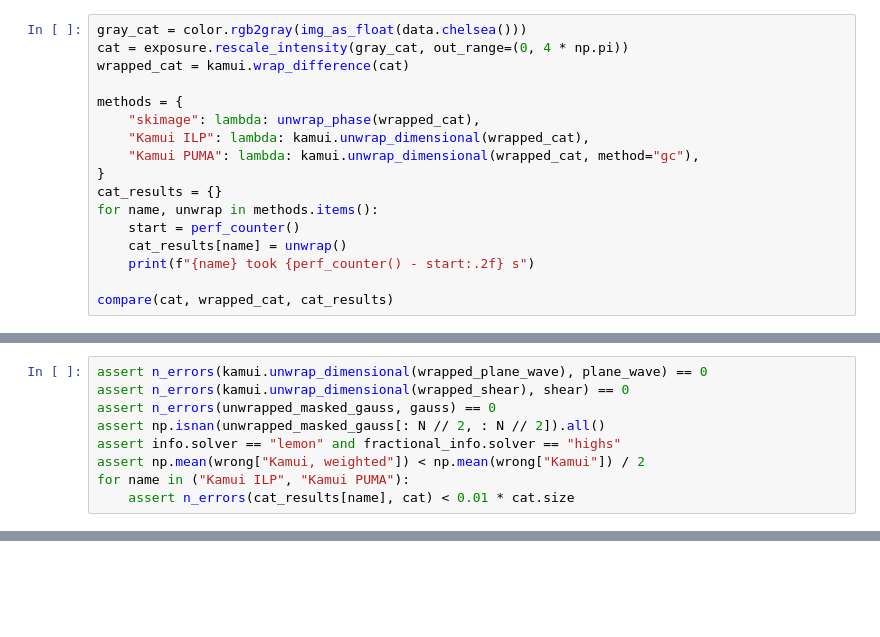
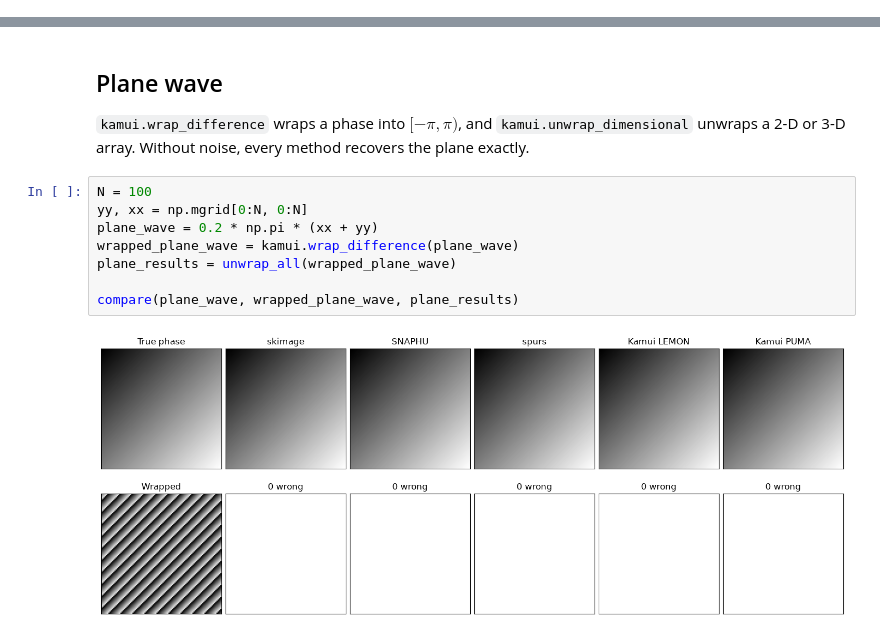
Before and after one commit to yoyolicoris/kamui, a Jupyter notebook: examples/synthetic_images.ipynb, the cells around one changed output, grey strips where cells are left out. Saved outputs shown, nothing was run; the diff lists cells and outputs as text; blank space fills up the shorter version.

```diff
--- a/examples/synthetic_images.ipynb
+++ b/examples/synthetic_images.ipynb
@@ -219,17 +0,0 @@ a $p$-norm of the phase differences with graph cuts and needs `pip install kamui
-# %%
-gray_cat = color.rgb2gray(img_as_float(data.chelsea()))
-cat = exposure.rescale_intensity(gray_cat, out_range=(0, 4 * np.pi))
-wrapped_cat = kamui.wrap_difference(cat)
-
-methods = {
-    "skimage": lambda: unwrap_phase(wrapped_cat),
-    "Kamui ILP": lambda: kamui.unwrap_dimensional(wrapped_cat),
-    "Kamui PUMA": lambda: kamui.unwrap_dimensional(wrapped_cat, method="gc"),
-}
-cat_results = {}
-for name, unwrap in methods.items():
-    start = perf_counter()
-    cat_results[name] = unwrap()
-    print(f"{name} took {perf_counter() - start:.2f} s")
-
-compare(cat, wrapped_cat, cat_results)
@@ -247,9 +0,0 @@ the cat's pixels may land on the wrong multiple of $2\pi$.
-# %%
-assert n_errors(kamui.unwrap_dimensional(wrapped_plane_wave), plane_wave) == 0
-assert n_errors(kamui.unwrap_dimensional(wrapped_shear), shear) == 0
-assert n_errors(unwrapped_masked_gauss, gauss) == 0
-assert np.isnan(unwrapped_masked_gauss[: N // 2, : N // 2]).all()
-assert info.solver == "lemon" and fractional_info.solver == "highs"
-assert np.mean(wrong["Kamui, weighted"]) < np.mean(wrong["Kamui"]) / 2
-for name in ("Kamui ILP", "Kamui PUMA"):
-    assert n_errors(cat_results[name], cat) < 0.01 * cat.size
@@ -255,0 +142,15 @@ for name in ("Kamui ILP", "Kamui PUMA"):
+# %% [markdown]
+## Plane wave
+
+`kamui.wrap_difference` wraps a phase into $[-\pi, \pi)$, and `kamui.unwrap_dimensional`
+unwraps a 2-D or 3-D array. Without noise, every method recovers the plane exactly.
+# %%
+N = 100
+yy, xx = np.mgrid[0:N, 0:N]
+plane_wave = 0.2 * np.pi * (xx + yy)
+wrapped_plane_wave = kamui.wrap_difference(plane_wave)
+plane_results = unwrap_all(wrapped_plane_wave)
+
+compare(plane_wave, wrapped_plane_wave, plane_results)
+# %% [output]
+[figure, added]
```
Also changed, not shown: parts of 39 cells of this notebook, 3 other files.
